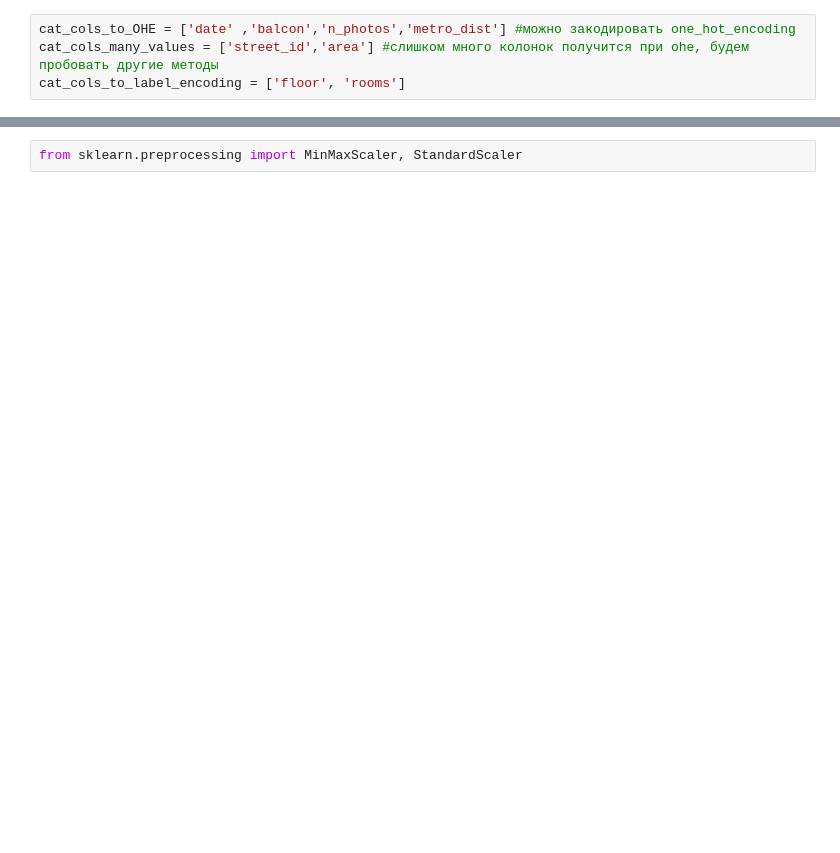
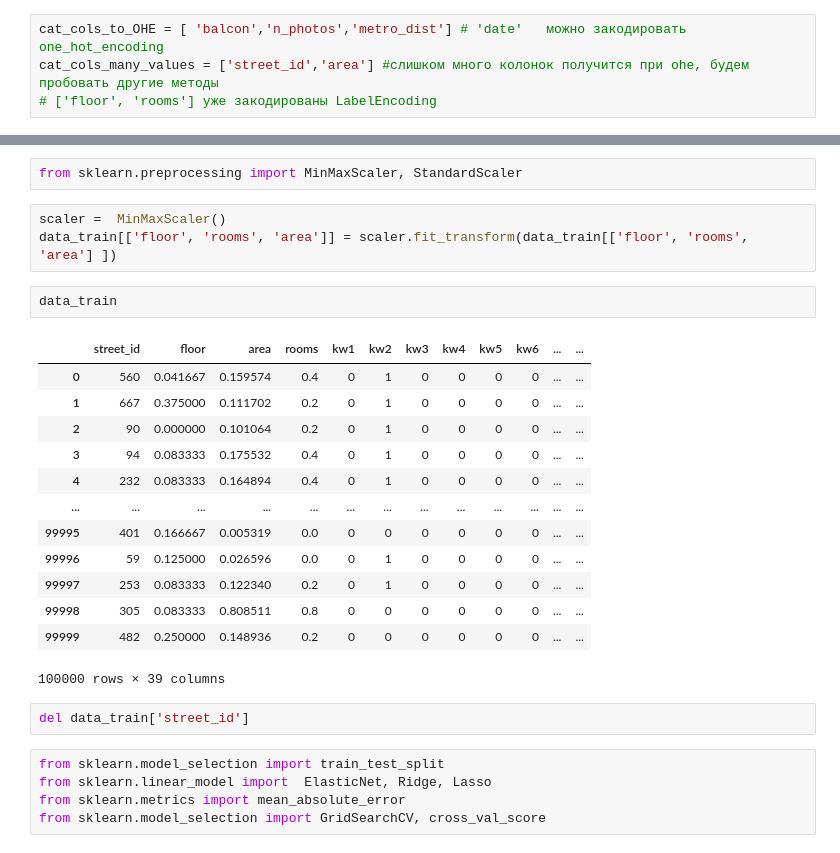
Before and after one commit to Summit2/Technopark, a Jupyter notebook: 1 семестр/ML/DZ5/dz5-sales_predict.ipynb, the cells around one changed output, grey strips where cells are left out. Saved outputs shown, nothing was run; the diff lists cells and outputs as text; blank space fills up the shorter version.

```diff
--- a/1 семестр/ML/DZ5/dz5-sales_predict.ipynb
+++ b/1 семестр/ML/DZ5/dz5-sales_predict.ipynb
@@ -165,9 +174,9 @@ sns.heatmap(data_train.corr())
 # %% [markdown]
 не будем кодировать rooms и floor, оставим порядок таким, какой он был, по возрастанию
 # %%
-cat_cols_to_OHE = ['date' ,'balcon','n_photos','metro_dist'] #можно закодировать one_hot_encoding
+cat_cols_to_OHE = [ 'balcon','n_photos','metro_dist'] # 'date'   можно закодировать one_hot_encoding
 cat_cols_many_values = ['street_id','area'] #слишком много колонок получится при ohe, будем пробовать другие методы
-cat_cols_to_label_encoding = ['floor', 'rooms']
+# ['floor', 'rooms'] уже закодированы LabelEncoding
 # %%
 data_train = pd.get_dummies(data_train , columns= cat_cols_to_OHE)
 # %%
@@ -183,2 +192,28 @@ data_train.head()
 # %%
 from sklearn.preprocessing import MinMaxScaler, StandardScaler
+# %%
+scaler =  MinMaxScaler()
+data_train[['floor', 'rooms', 'area']] = scaler.fit_transform(data_train[['floor', 'rooms', 'area'] ])
+# %%
+data_train
+# %% [output]
+|  | street_id | floor | area | rooms | kw1 | kw2 | kw3 | kw4 | kw5 | kw6 | ... | ... |
+| 0 | 560 | 0.041667 | 0.159574 | 0.4 | 0 | 1 | 0 | 0 | 0 | 0 | ... | ... |
+| 1 | 667 | 0.375000 | 0.111702 | 0.2 | 0 | 1 | 0 | 0 | 0 | 0 | ... | ... |
+| 2 | 90 | 0.000000 | 0.101064 | 0.2 | 0 | 1 | 0 | 0 | 0 | 0 | ... | ... |
+| 3 | 94 | 0.083333 | 0.175532 | 0.4 | 0 | 1 | 0 | 0 | 0 | 0 | ... | ... |
+| 4 | 232 | 0.083333 | 0.164894 | 0.4 | 0 | 1 | 0 | 0 | 0 | 0 | ... | ... |
+| ... | ... | ... | ... | ... | ... | ... | ... | ... | ... | ... | ... | ... |
+| 99995 | 401 | 0.166667 | 0.005319 | 0.0 | 0 | 0 | 0 | 0 | 0 | 0 | ... | ... |
+| 99996 | 59 | 0.125000 | 0.026596 | 0.0 | 0 | 1 | 0 | 0 | 0 | 0 | ... | ... |
+| 99997 | 253 | 0.083333 | 0.122340 | 0.2 | 0 | 1 | 0 | 0 | 0 | 0 | ... | ... |
+| 99998 | 305 | 0.083333 | 0.808511 | 0.8 | 0 | 0 | 0 | 0 | 0 | 0 | ... | ... |
+| 99999 | 482 | 0.250000 | 0.148936 | 0.2 | 0 | 0 | 0 | 0 | 0 | 0 | ... | ... |
+100000 rows × 39 columns
+# %%
+del data_train['street_id']
+# %%
+from sklearn.model_selection import train_test_split
+from sklearn.linear_model import  ElasticNet, Ridge, Lasso
+from sklearn.metrics import mean_absolute_error
+from sklearn.model_selection import GridSearchCV, cross_val_score
```
Also changed, not shown: parts of 41 cells of this notebook, 6 other files.
